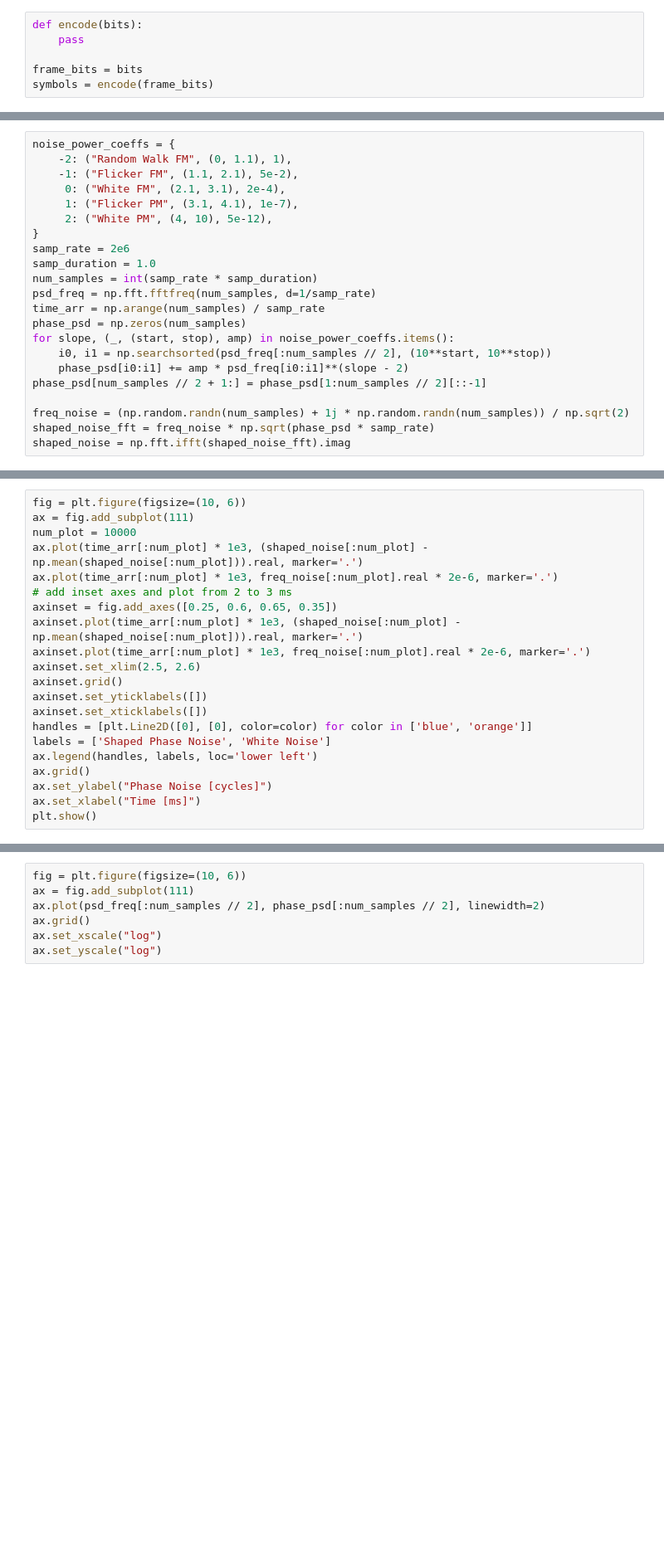
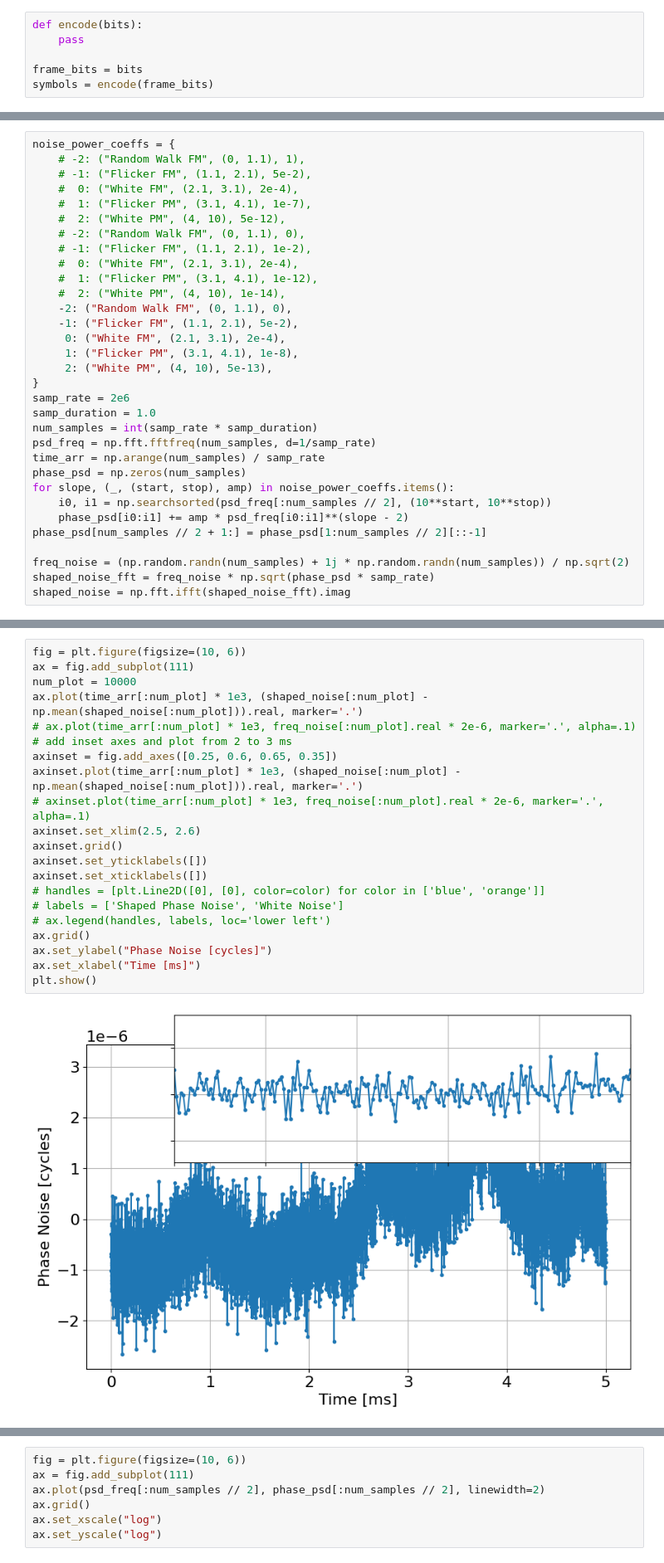
Before and after one commit to cu-sense-lab/fall-2025-lectures, a Jupyter notebook: lecture-8/slides.ipynb, the cells around one changed output, grey strips where cells are left out. Shown at 83% size. Saved outputs shown, nothing was run; the diff lists cells and outputs as text; blank space fills up the shorter version.

```diff
--- a/lecture-8/slides.ipynb
+++ b/lecture-8/slides.ipynb
@@ -236,10 +248,20 @@ ax.set_xlabel("Frequency [Hz]")
 # %%
 noise_power_coeffs = {
-    -2: ("Random Walk FM", (0, 1.1), 1),
+    # -2: ("Random Walk FM", (0, 1.1), 1),
+    # -1: ("Flicker FM", (1.1, 2.1), 5e-2),
+    #  0: ("White FM", (2.1, 3.1), 2e-4),
+    #  1: ("Flicker PM", (3.1, 4.1), 1e-7),
+    #  2: ("White PM", (4, 10), 5e-12),
+    # -2: ("Random Walk FM", (0, 1.1), 0),
+    # -1: ("Flicker FM", (1.1, 2.1), 1e-2),
+    #  0: ("White FM", (2.1, 3.1), 2e-4),
+    #  1: ("Flicker PM", (3.1, 4.1), 1e-12),
+    #  2: ("White PM", (4, 10), 1e-14),
+    -2: ("Random Walk FM", (0, 1.1), 0),
     -1: ("Flicker FM", (1.1, 2.1), 5e-2),
      0: ("White FM", (2.1, 3.1), 2e-4),
-     1: ("Flicker PM", (3.1, 4.1), 1e-7),
-     2: ("White PM", (4, 10), 5e-12),
+     1: ("Flicker PM", (3.1, 4.1), 1e-8),
+     2: ("White PM", (4, 10), 5e-13),
 }
 samp_rate = 2e6
 samp_duration = 1.0
@@ -281,21 +280,23 @@ shaped_noise = np.fft.ifft(shaped_noise_fft).imag
 # %%
 fig = plt.figure(figsize=(10, 6))
 ax = fig.add_subplot(111)
 num_plot = 10000
 ax.plot(time_arr[:num_plot] * 1e3, (shaped_noise[:num_plot] - np.mean(shaped_noise[:num_plot])).real, marker='.')
-ax.plot(time_arr[:num_plot] * 1e3, freq_noise[:num_plot].real * 2e-6, marker='.')
+# ax.plot(time_arr[:num_plot] * 1e3, freq_noise[:num_plot].real * 2e-6, marker='.', alpha=.1)
 # add inset axes and plot from 2 to 3 ms
 axinset = fig.add_axes([0.25, 0.6, 0.65, 0.35])
 axinset.plot(time_arr[:num_plot] * 1e3, (shaped_noise[:num_plot] - np.mean(shaped_noise[:num_plot])).real, marker='.')
-axinset.plot(time_arr[:num_plot] * 1e3, freq_noise[:num_plot].real * 2e-6, marker='.')
+# axinset.plot(time_arr[:num_plot] * 1e3, freq_noise[:num_plot].real * 2e-6, marker='.', alpha=.1)
 axinset.set_xlim(2.5, 2.6)
 axinset.grid()
 axinset.set_yticklabels([])
 axinset.set_xticklabels([])
-handles = [plt.Line2D([0], [0], color=color) for color in ['blue', 'orange']]
-labels = ['Shaped Phase Noise', 'White Noise']
-ax.legend(handles, labels, loc='lower left')
+# handles = [plt.Line2D([0], [0], color=color) for color in ['blue', 'orange']]
+# labels = ['Shaped Phase Noise', 'White Noise']
+# ax.legend(handles, labels, loc='lower left')
 ax.grid()
 ax.set_ylabel("Phase Noise [cycles]")
 ax.set_xlabel("Time [ms]")
 plt.show()
+# %% [output]
+[figure, added]
```
Also changed, not shown: parts of 9 cells of this notebook, 2 other files.
